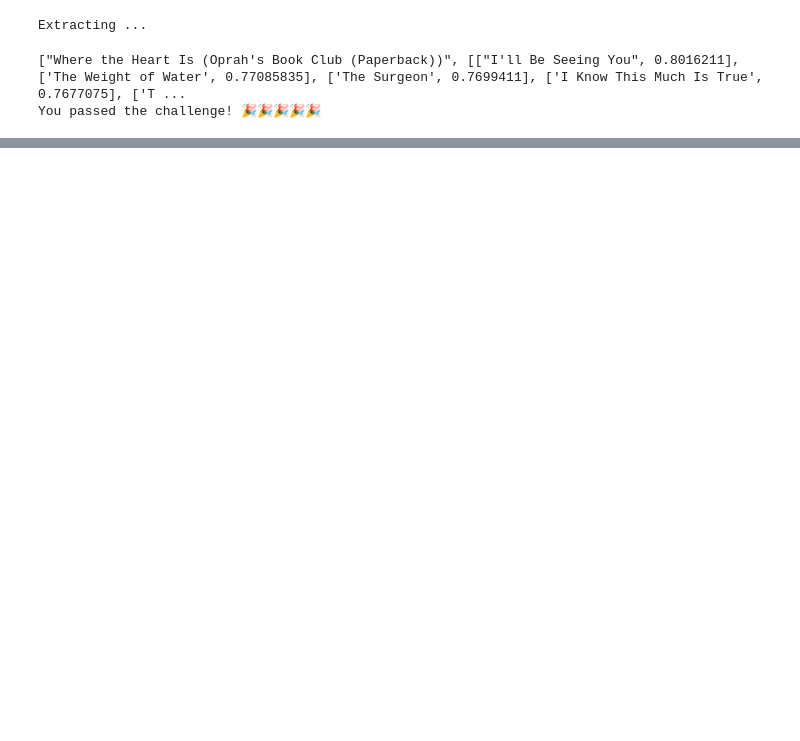
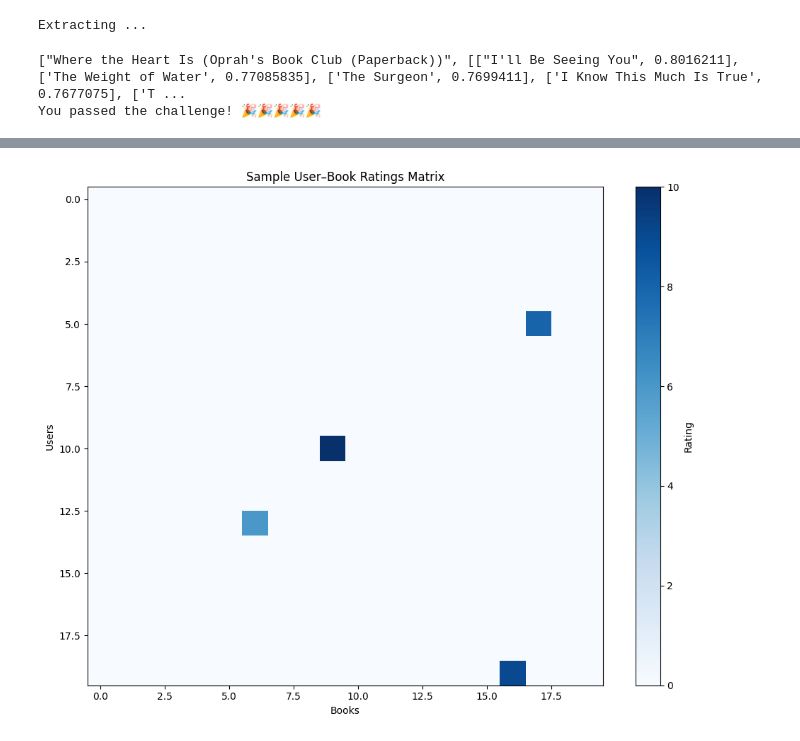
Before and after one commit to TheUnknown550/Book-Recommendation-Engine-using-KNN, a Jupyter notebook: fcc_book_recommendation_knn.ipynb, the cells around one changed output, grey strips where cells are left out. Cells and saved outputs as stored; diff of their text form; code cells hidden in the pictures; blank space fills up the shorter version.

```diff
--- a/fcc_book_recommendation_knn.ipynb
+++ b/fcc_book_recommendation_knn.ipynb
@@ -131,0 +157,17 @@ You passed the challenge! 🎉🎉🎉🎉🎉
+# %%
+# Visualization: Sample user–book ratings heatmap
+rows = int(min(20, ratings_pivot.shape[0]))
+cols = int(min(20, ratings_pivot.shape[1]))
+sample_users = ratings_pivot.index.to_series().sample(rows, random_state=42)
+sample_books = ratings_pivot.columns.to_series().sample(cols, random_state=42)
+sample = ratings_pivot.loc[sample_users, sample_books]
+plt.figure(figsize=(10, 8))
+plt.imshow(sample.values, aspect='auto', cmap='Blues', interpolation='nearest')
+plt.colorbar(label='Rating')
+plt.xlabel('Books')
+plt.ylabel('Users')
+plt.title('Sample User–Book Ratings Matrix')
+plt.tight_layout()
+plt.show()
+# %% [output]
+[figure, added]
```
Also changed, not shown: parts of 3 cells of this notebook.
